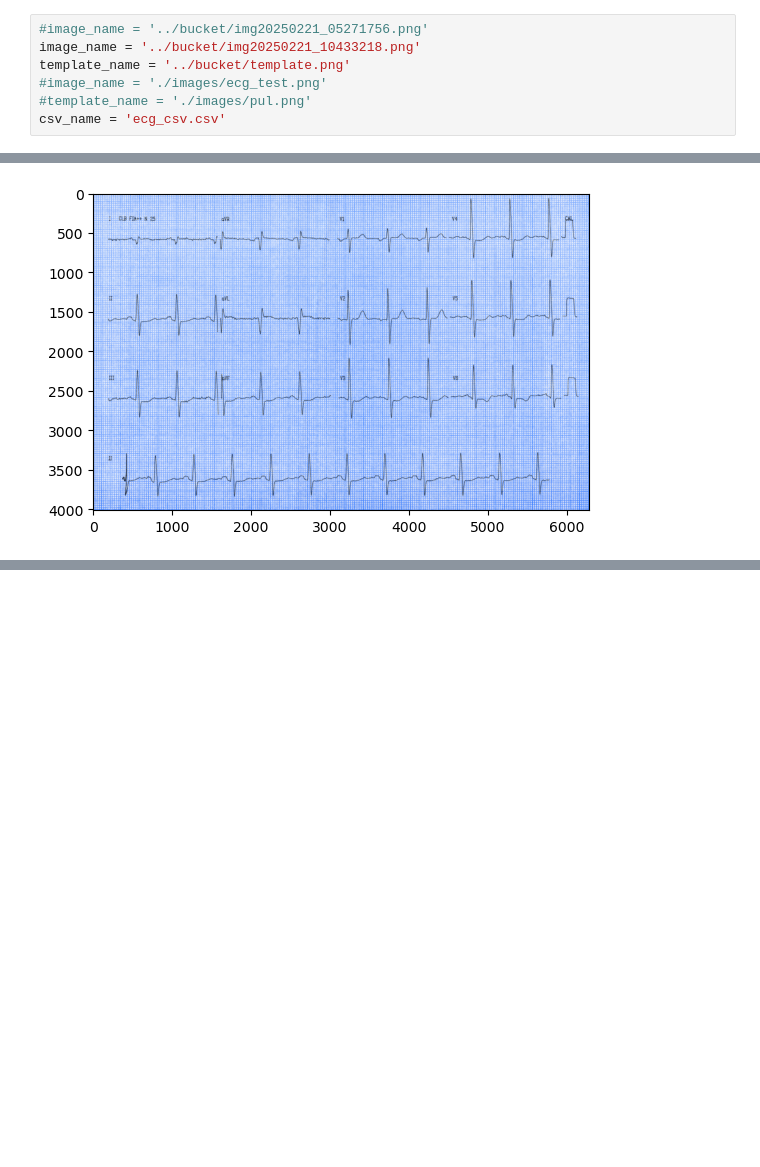
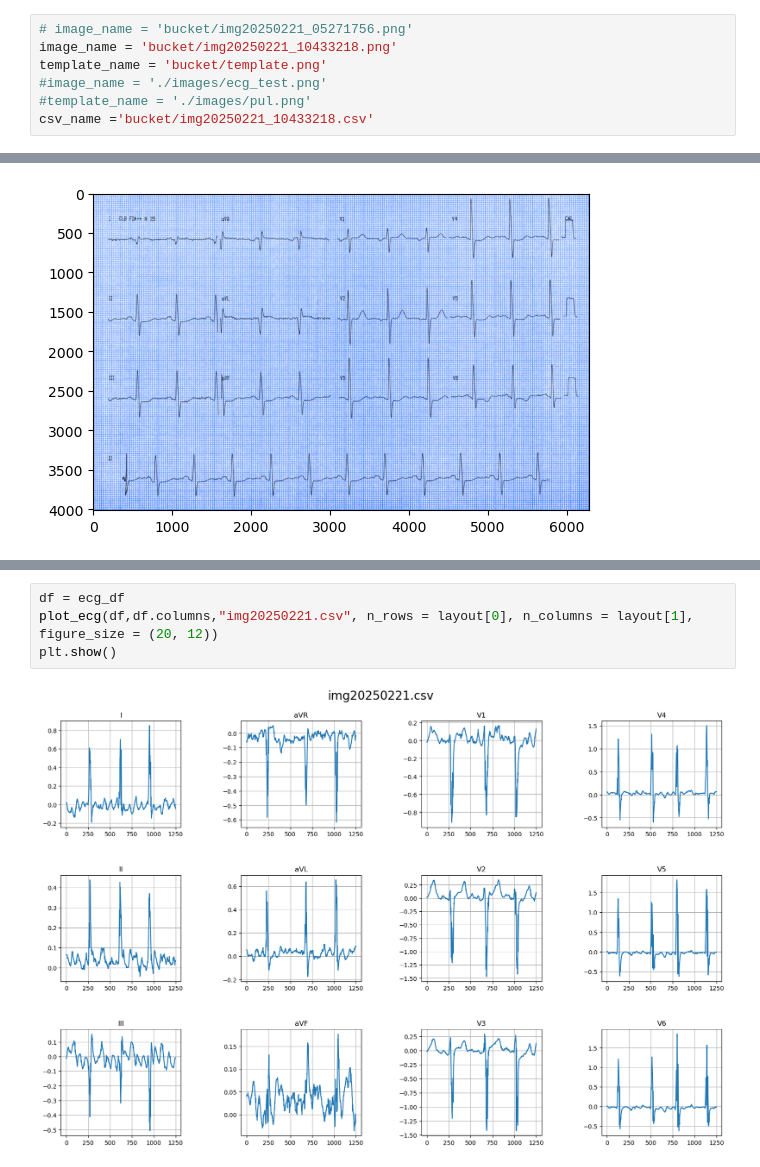
Before and after one commit to jamaral68/ecg-digitization-tool, a Jupyter notebook: edt_nb.ipynb, the cells around one changed output, grey strips where cells are left out. Cells and saved outputs as stored; diff of their text form; blank space fills up the shorter version.

```diff
--- a/edt_nb.ipynb
+++ b/edt_nb.ipynb
@@ -18,8 +20,8 @@ import sys
 # %%
-#image_name = '../bucket/img20250221_05271756.png'
-image_name = '../bucket/img20250221_10433218.png'
-template_name = '../bucket/template.png'
+# image_name = 'bucket/img20250221_05271756.png'
+image_name = 'bucket/img20250221_10433218.png'
+template_name = 'bucket/template.png'
 #image_name = './images/ecg_test.png'
 #template_name = './images/pul.png'
-csv_name = 'ecg_csv.csv'
+csv_name ='bucket/img20250221_10433218.csv'
 # %%
@@ -330,2 +371,8 @@ df = ecg_df
 # %% [output]
 ValueError: `y` must contain only finite values.
+# %%
+df = ecg_df
+plot_ecg(df,df.columns,"img20250221.csv", n_rows = layout[0], n_columns = layout[1], figure_size = (20, 12))
+plt.show()
+# %% [output]
+[figure, added]
```
Also changed, not shown: parts of 26 cells of this notebook, 28 other files.
